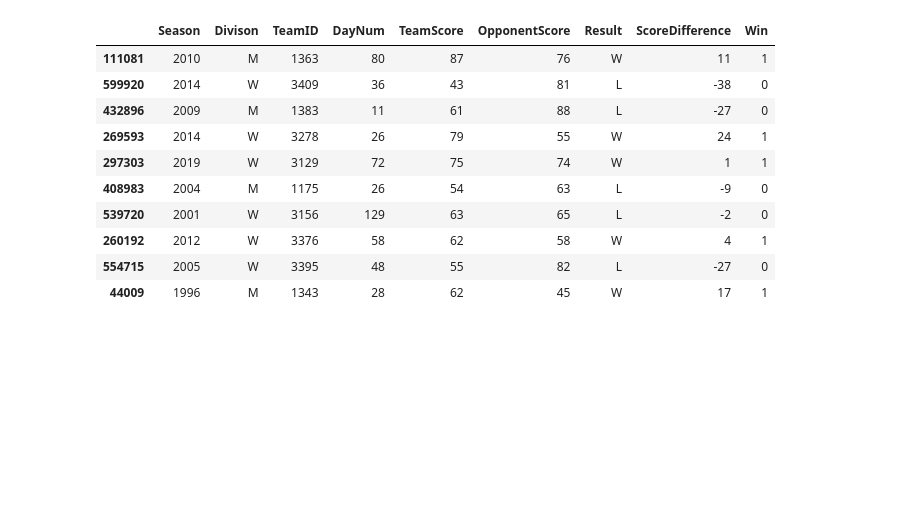
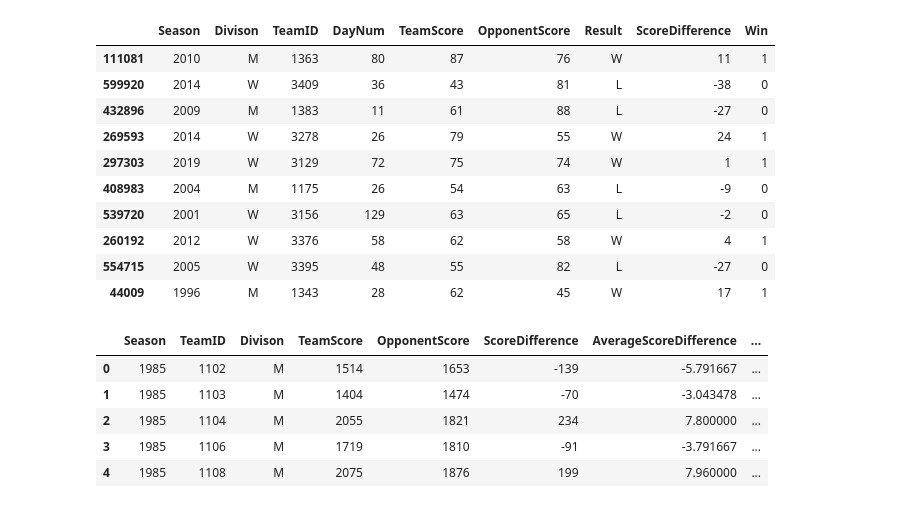
Before and after one commit to jamie07262/INFO-3608-PROJECT, a Jupyter notebook: Clone.ipynb, the cells around one changed output. Saved outputs shown, nothing was run; the diff lists cells and outputs as text; code cells hidden in the pictures; blank space fills up the shorter version.

Commit message:
aggregate data

```diff
--- a/Clone.ipynb
+++ b/Clone.ipynb
@@ -183,3 +183,31 @@ df_team_compact_season_results.sample(10, random_state=100)
 | 260192 | 2012 | W | 3376 | 58 | 62 | 58 | W | 4 | 1 |
 | 554715 | 2005 | W | 3395 | 48 | 55 | 82 | L | -27 | 0 |
 | 44009 | 1996 | M | 1343 | 28 | 62 | 45 | W | 17 | 1 |
+# %%
+#aggregate the data
+
+agg_team_season = (
+    df_team_compact_season_results.groupby(["Season", "TeamID", "Divison"])
+    .agg(
+        TeamScore=("TeamScore", "sum"),
+        OpponentScore=("OpponentScore", "sum"),
+        ScoreDifference=("ScoreDifference", "sum"),
+        AverageScoreDifference=("ScoreDifference", "mean"),
+        MedianScoreDifference=("ScoreDifference", "median"),
+        MinScoreDifference=("ScoreDifference", "min"),
+        MaxScoreDifference=("ScoreDifference", "max"),
+        Wins=("Win", "sum"),
+        Losses=("Result", lambda x: (x == "L").sum()),
+        WinPercentage=("Win", "mean"),
+    )
+    .reset_index()
+)
+# %%
+agg_team_season.head()
+# %% [output]
+|  | Season | TeamID | Divison | TeamScore | OpponentScore | ScoreDifference | AverageScoreDifference | ... |
+| 0 | 1985 | 1102 | M | 1514 | 1653 | -139 | -5.791667 | ... |
+| 1 | 1985 | 1103 | M | 1404 | 1474 | -70 | -3.043478 | ... |
+| 2 | 1985 | 1104 | M | 2055 | 1821 | 234 | 7.800000 | ... |
+| 3 | 1985 | 1106 | M | 1719 | 1810 | -91 | -3.791667 | ... |
+| 4 | 1985 | 1108 | M | 2075 | 1876 | 199 | 7.960000 | ... |
```
